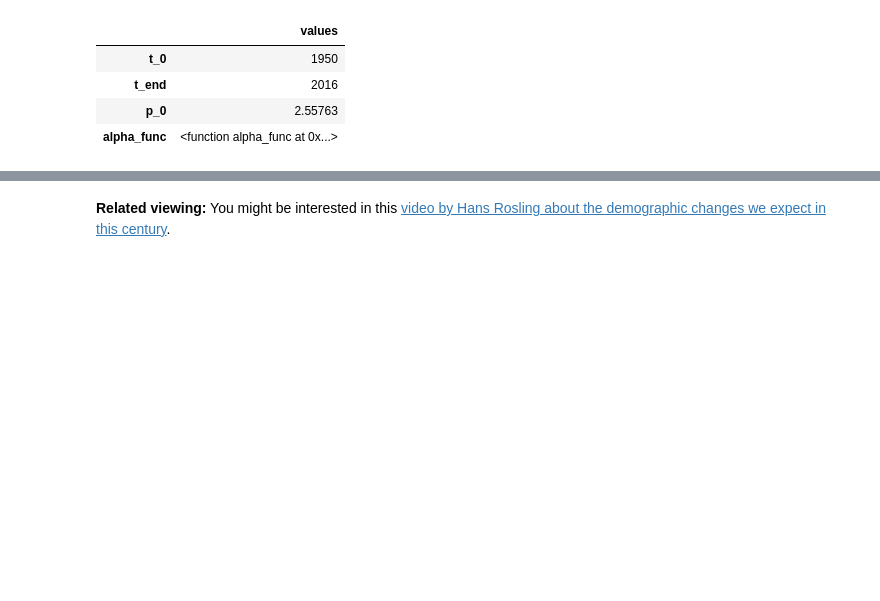
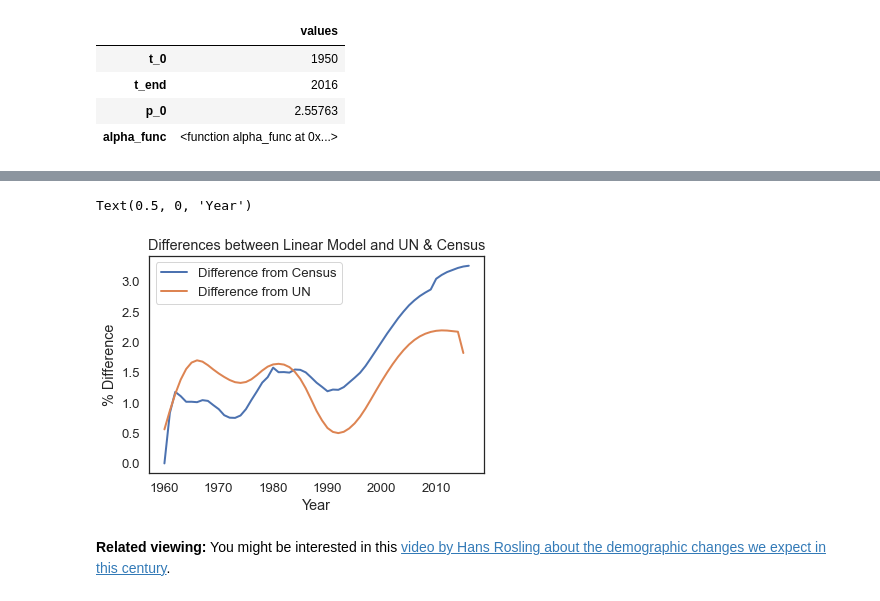
Before and after one commit to shahneilp/604-, a Jupyter notebook: HW/chap08-NeilShah.ipynb, the cells around one changed output, grey strips where cells are left out. Drawn from its saved outputs; the diff is of its cells as text; code cells hidden in the pictures; blank space fills up the shorter version.

```diff
--- a/HW/chap08-NeilShah.ipynb
+++ b/HW/chap08-NeilShah.ipynb
@@ -366,2 +385,13 @@ plot_projections(table3)
+# %%
+#Comparing differences
+plot(((results-census)/census)*100,label='Difference from Census')
+plot(((results-un)/un)*100,label='Difference from UN')
+plt.title('Differences between Linear Model and UN & Census')
+plt.legend()
+plt.ylabel('% Difference')
+plt.xlabel('Year')
+# %% [output]
+Text(0.5, 0, 'Year')
+[figure, added]
 # %% [markdown]
 **Related viewing:** You might be interested in this [video by Hans Rosling about the demographic changes we expect in this century](https://www.youtube.com/watch?v=ezVk1ahRF78).
```
Also changed, not shown: parts of 4 cells of this notebook.
